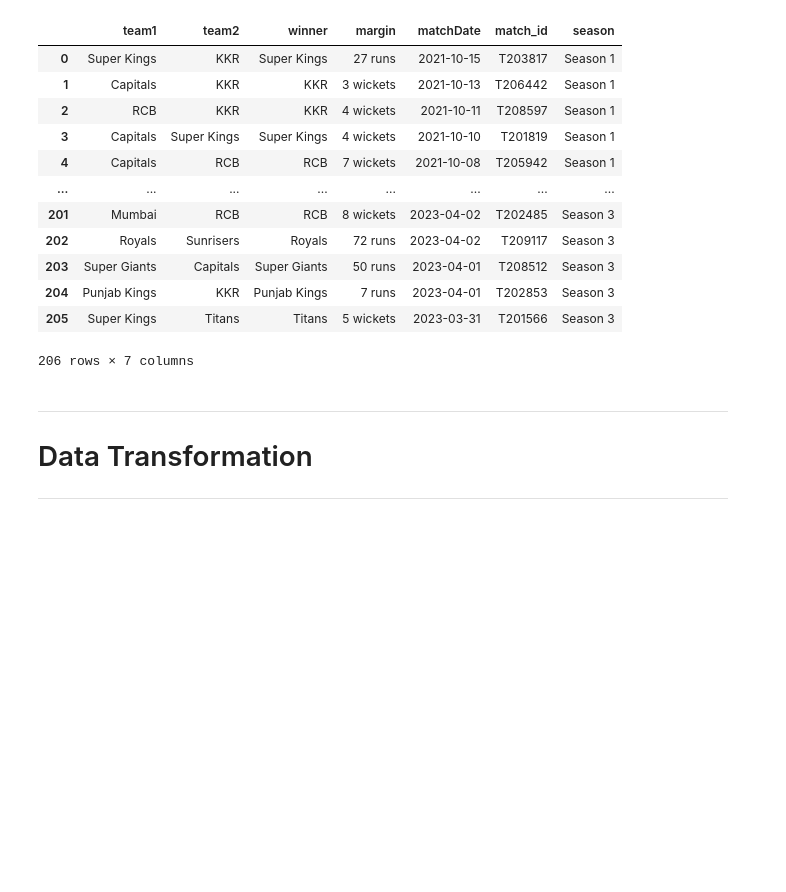
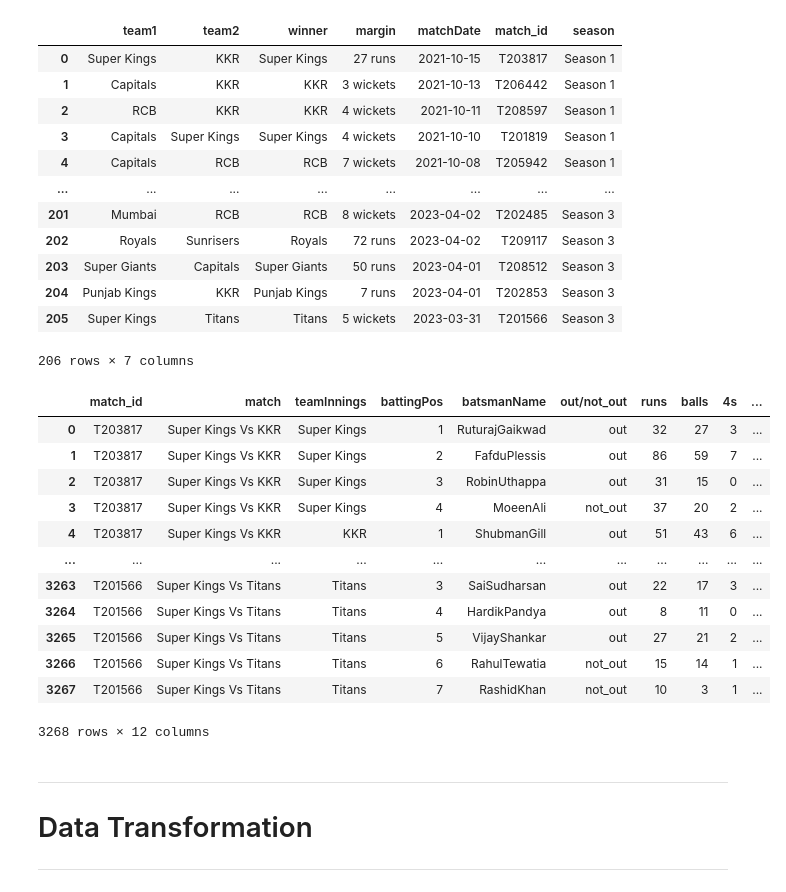
Before and after one commit to Gani25/python_weekdays_b1, a Jupyter notebook: projects/IPL Analysis.ipynb, the cells around one changed output. Drawn from its saved outputs; the diff is of its cells as text; code cells hidden in the pictures; blank space fills up the shorter version.

```diff
--- a/projects/IPL Analysis.ipynb
+++ b/projects/IPL Analysis.ipynb
@@ -303,6 +303,22 @@ df_match_summary
 | 204 | Punjab Kings | KKR | Punjab Kings | 7 runs | 2023-04-01 | T202853 | Season 3 |
 | 205 | Super Kings | Titans | Titans | 5 wickets | 2023-03-31 | T201566 | Season 3 |
 206 rows × 7 columns
+# %%
+df_fact_bating
+# %% [output]
+|  | match_id | match | teamInnings | battingPos | batsmanName | out/not_out | runs | balls | 4s | ... |
+| 0 | T203817 | Super Kings Vs KKR | Super Kings | 1 | RuturajGaikwad | out | 32 | 27 | 3 | ... |
+| 1 | T203817 | Super Kings Vs KKR | Super Kings | 2 | FafduPlessis | out | 86 | 59 | 7 | ... |
+| 2 | T203817 | Super Kings Vs KKR | Super Kings | 3 | RobinUthappa | out | 31 | 15 | 0 | ... |
+| 3 | T203817 | Super Kings Vs KKR | Super Kings | 4 | MoeenAli | not_out | 37 | 20 | 2 | ... |
+| 4 | T203817 | Super Kings Vs KKR | KKR | 1 | ShubmanGill | out | 51 | 43 | 6 | ... |
+| ... | ... | ... | ... | ... | ... | ... | ... | ... | ... | ... |
+| 3263 | T201566 | Super Kings Vs Titans | Titans | 3 | SaiSudharsan | out | 22 | 17 | 3 | ... |
+| 3264 | T201566 | Super Kings Vs Titans | Titans | 4 | HardikPandya | out | 8 | 11 | 0 | ... |
+| 3265 | T201566 | Super Kings Vs Titans | Titans | 5 | VijayShankar | out | 27 | 21 | 2 | ... |
+| 3266 | T201566 | Super Kings Vs Titans | Titans | 6 | RahulTewatia | not_out | 15 | 14 | 1 | ... |
+| 3267 | T201566 | Super Kings Vs Titans | Titans | 7 | RashidKhan | not_out | 10 | 3 | 1 | ... |
+3268 rows × 12 columns
 # %% [markdown]
 <hr>
 <h1>Data Transformation</h1>
```
Also changed, not shown: parts of 9 cells of this notebook.
